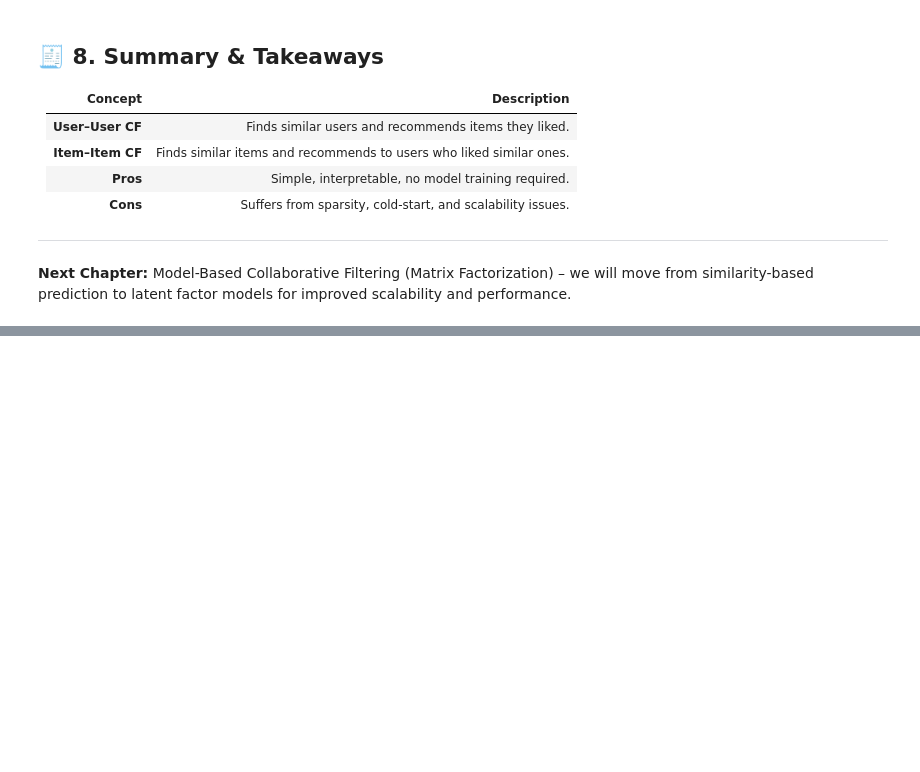
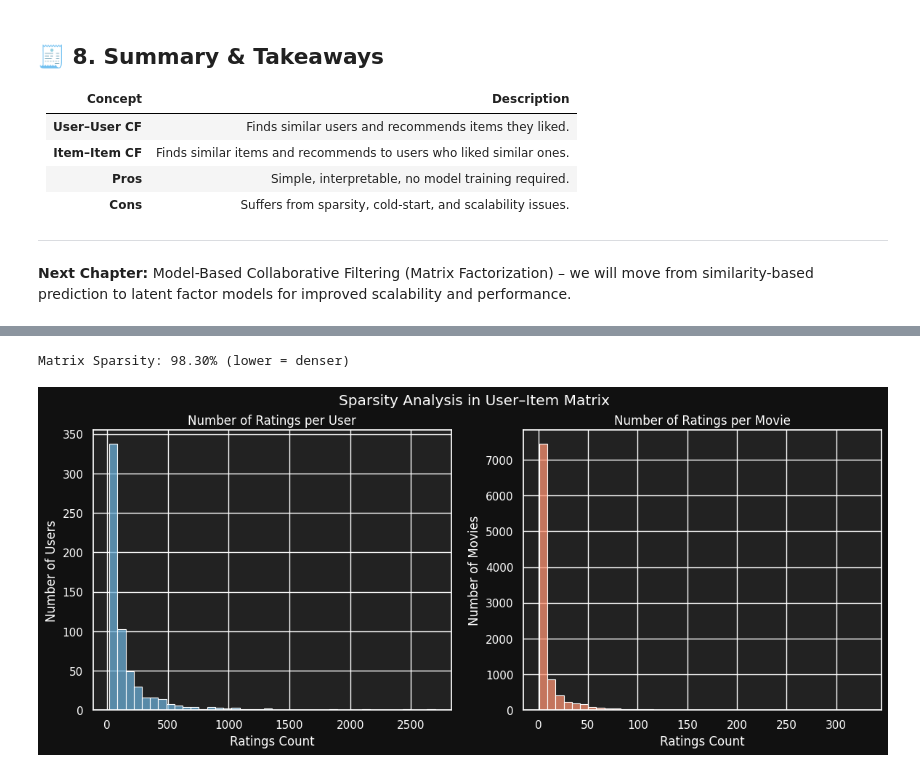
Before and after one commit to MehrdadJalali-AI/RecommenderSystems, a Jupyter notebook: Chapter3_CF_Practical.ipynb, the cells around one changed output, grey strips where cells are left out. Drawn from its saved outputs; the diff is of its cells as text; code cells hidden in the pictures; blank space fills up the shorter version.

```diff
--- a/Chapter3_CF_Practical.ipynb
+++ b/Chapter3_CF_Practical.ipynb
@@ -266,0 +332,26 @@ plt.show()
+# %%
+# Calculate sparsity level of the user–item matrix
+total_entries = user_item_matrix.shape[0] * user_item_matrix.shape[1]
+non_null_entries = user_item_matrix.count().sum()
+sparsity = 1 - (non_null_entries / total_entries)
+
+print(f"Matrix Sparsity: {sparsity * 100:.2f}% (lower = denser)")
+
+# Visualize number of ratings per user and per movie
+fig, axes = plt.subplots(1, 2, figsize=(14, 5))
+
+sns.histplot(user_item_matrix.count(axis=1), bins=40, color='#6baed6', ax=axes[0])
+axes[0].set_title("Number of Ratings per User")
+axes[0].set_xlabel("Ratings Count")
+axes[0].set_ylabel("Number of Users")
+
+sns.histplot(user_item_matrix.count(axis=0), bins=40, color='#fc9272', ax=axes[1])
+axes[1].set_title("Number of Ratings per Movie")
+axes[1].set_xlabel("Ratings Count")
+axes[1].set_ylabel("Number of Movies")
+
+plt.suptitle("Sparsity Analysis in User–Item Matrix", color='white')
+plt.show()
+# %% [output]
+Matrix Sparsity: 98.30% (lower = denser)
+[figure, added]
```
Also changed, not shown: parts of 5 cells of this notebook.
